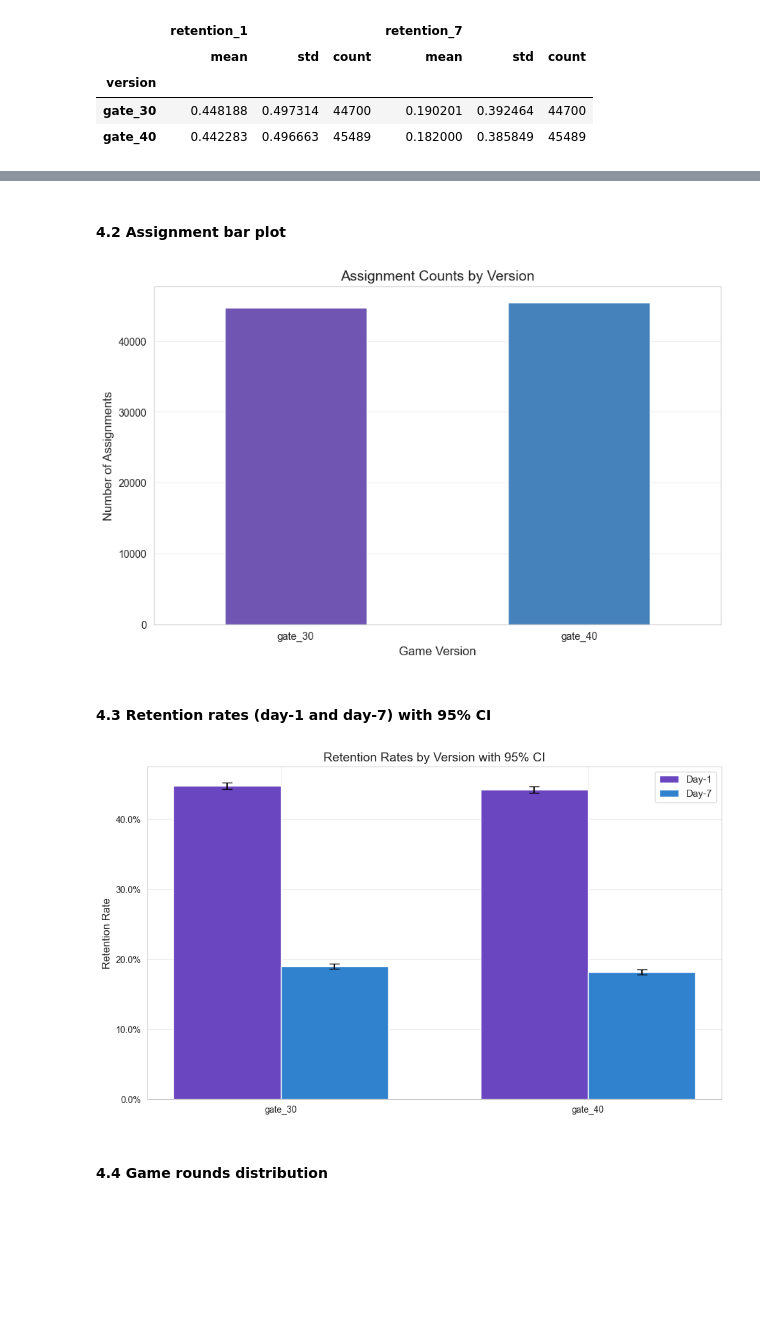
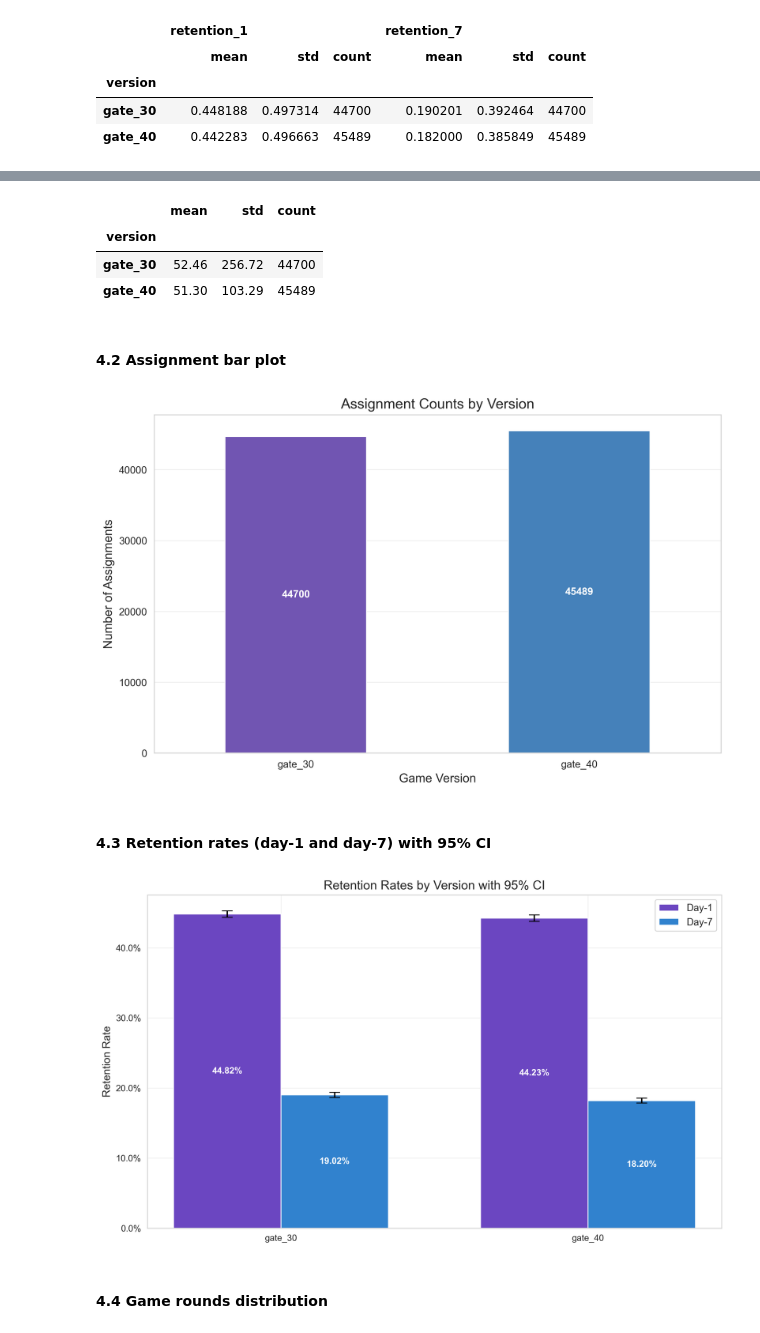
Before and after one commit to dorukalkan/cookie-cats-ab-test, a Jupyter notebook: notebook/cookie_cats.ipynb, the cells around one changed output, grey strips where cells are left out. Cells and saved outputs as stored; diff of their text form; code cells hidden in the pictures; blank space fills up the shorter version.

Commit message:
update plot resolutions

```diff
--- a/notebook/cookie_cats.ipynb
+++ b/notebook/cookie_cats.ipynb
@@ -371,14 +363,47 @@ cookie_df.groupby("version")[["sum_gamerounds"]].agg(["mean", "std", "count"])
+# %%
+# Game rounds summary statistics
+agg = cookie_df.groupby("version").agg(
+    mean=("sum_gamerounds", "mean"),
+    std=("sum_gamerounds", "std"),
+    count=("sum_gamerounds", "count"),
+)
+
+agg[["mean", "std"]] = agg[["mean", "std"]].round(2)
+agg["count"] = agg["count"].astype(int)
+agg
+# %% [output]
+|  | mean | std | count |
+| version |  |  |  |
+| gate_30 | 52.46 | 256.72 | 44700 |
+| gate_40 | 51.30 | 103.29 | 45489 |
 # %% [markdown]
 #### 4.2 Assignment bar plot
 # %%
 # Plot assignment counts by version
-sns.countplot(x="version", data=cookie_df, hue="version", width=0.5)
+ax = sns.countplot(x="version", data=cookie_df, hue="version", width=0.5)
 plt.title("Assignment Counts by Version")
 plt.xlabel("Game Version")
 plt.ylabel("Number of Assignments")
+
+# Add value labels on top of each bar
+for p in ax.patches:
+    height = p.get_height()
+    ax.annotate(
+        f"{int(height)}",
+        xy=(p.get_x() + p.get_width() / 2, height / 2),
+        xytext=(0, 0),  # small offset
+        textcoords="offset points",
+        ha="center",
+        va="center",
+        fontsize=10,
+        color="white",
+        fontweight="bold",
+    )
+
+# plt.savefig("reports/figures/4.2_assignment_counts_by_version.png")
 plt.show()
 # %% [output]
-[figure, old version]
+[figure, new version]
 # %% [markdown]
 #### 4.3 Retention rates (day-1 and day-7) with 95% CI
 # %%
@@ -420,42 +445,70 @@ def plot_grouped_bars_with_ci(df):
 
     # Day-1 bars
     d1 = out[out.metric == "Day-1"].sort_values("version")
-    ax.bar(
+    bars1 = ax.bar(
         x - width / 2,
         d1["rate"],
         width,
         yerr=[d1["err_low"], d1["err_upp"]],
         capsize=6,
         label="Day-1",
         color=colors[0],
     )
 
+    # Add value labels for Day-1 bars
+    for bar, rate in zip(bars1, d1["rate"]):
+        ax.annotate(
+            f"{rate:.2%}",
+            xy=(bar.get_x() + bar.get_width() / 2, bar.get_height() / 2),
+            xytext=(0, 0),
+            textcoords="offset points",
+            ha="center",
+            va="center",
+            fontsize=10,
+            color="white",
+            fontweight="bold",
+        )
+
     # Day-7 bars
     d7 = out[out.metric == "Day-7"].sort_values("version")
-    ax.bar(
+    bars7 = ax.bar(
         x + width / 2,
         d7["rate"],
         width,
         yerr=[d7["err_low"], d7["err_upp"]],
         capsize=6,
         label="Day-7",
         color=colors[1],
     )
 
+    # Add value labels for Day-7 bars
+    for bar, rate in zip(bars7, d7["rate"]):
+        ax.annotate(
+            f"{rate:.2%}",
+            xy=(bar.get_x() + bar.get_width() / 2, bar.get_height() / 2),
+            xytext=(0, 0),
+            textcoords="offset points",
+            ha="center",
+            va="center",
+            fontsize=10,
+            color="white",
+            fontweight="bold",
+        )
+
     ax.set_xticks(x, ["gate_30", "gate_40"])
     ax.yaxis.set_major_formatter(mtick.PercentFormatter(1.0))
     ax.set_ylabel("Retention Rate")
     ax.set_title("Retention Rates by Version with 95% CI")
     ax.legend()
 
     plt.tight_layout()
+    # plt.savefig("reports/figures/4.3_retention_rates_by_version_95_ci.png")
     plt.show()
 
 
-# Call the function
 plot_grouped_bars_with_ci(cookie_df)
 # %% [output]
-[figure, old version]
+[figure, new version]
 # %% [markdown]
 #### 4.4 Game rounds distribution
 # %%
```
Also changed, not shown: parts of 10 cells of this notebook, 9 other files.
